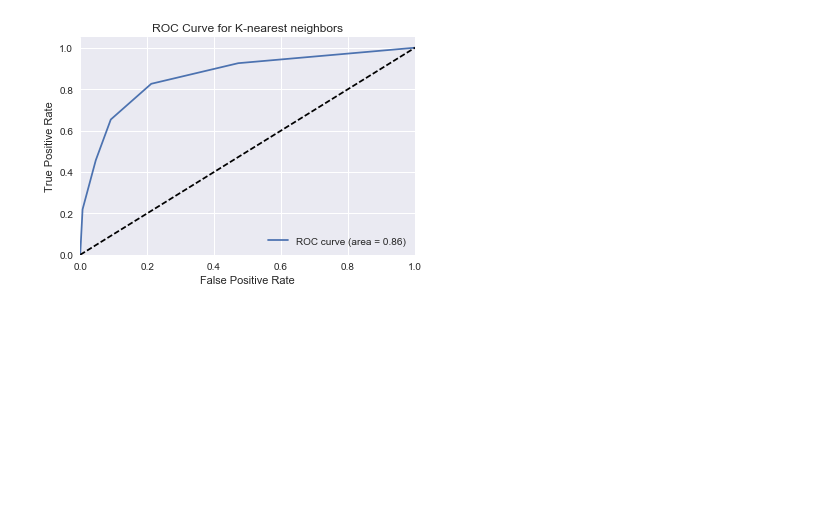
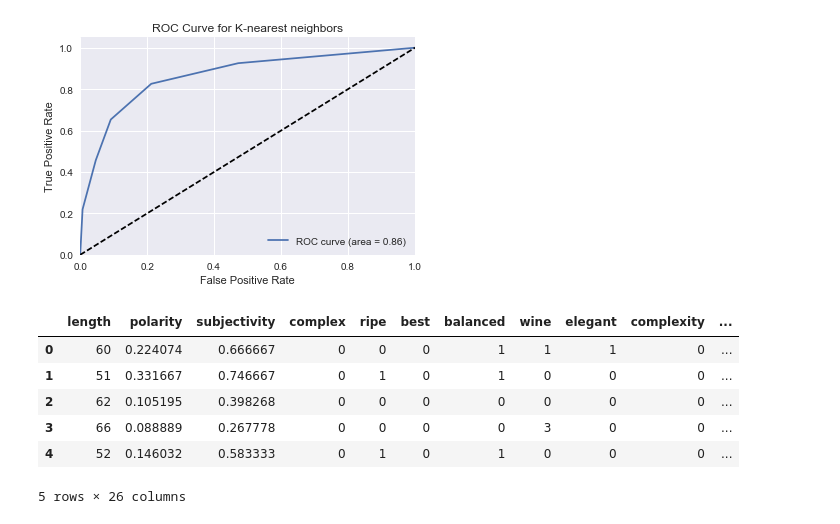
Before and after one commit to pavlafuxova/TFM, a Jupyter notebook: word_count_classifier.ipynb, the cells around one changed output. Drawn from its saved outputs; the diff is of its cells as text; code cells hidden in the pictures; blank space fills up the shorter version.

```diff
--- a/word_count_classifier.ipynb
+++ b/word_count_classifier.ipynb
@@ -744,0 +783,10 @@ plt.show()
+# %%
+df.head()
+# %% [output]
+|  | length | polarity | subjectivity | complex | ripe | best | balanced | wine | elegant | complexity | ... |
+| 0 | 60 | 0.224074 | 0.666667 | 0 | 0 | 0 | 1 | 1 | 1 | 0 | ... |
+| 1 | 51 | 0.331667 | 0.746667 | 0 | 1 | 0 | 1 | 0 | 0 | 0 | ... |
+| 2 | 62 | 0.105195 | 0.398268 | 0 | 0 | 0 | 0 | 0 | 0 | 0 | ... |
+| 3 | 66 | 0.088889 | 0.267778 | 0 | 0 | 0 | 0 | 3 | 0 | 0 | ... |
+| 4 | 52 | 0.146032 | 0.583333 | 0 | 1 | 0 | 1 | 0 | 0 | 0 | ... |
+5 rows × 26 columns
```
Also changed, not shown: parts of 9 cells of this notebook.
